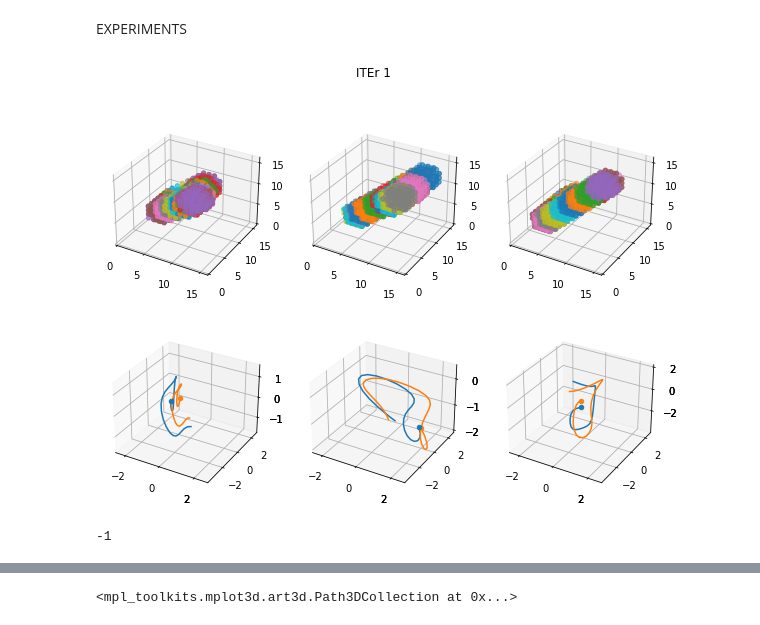
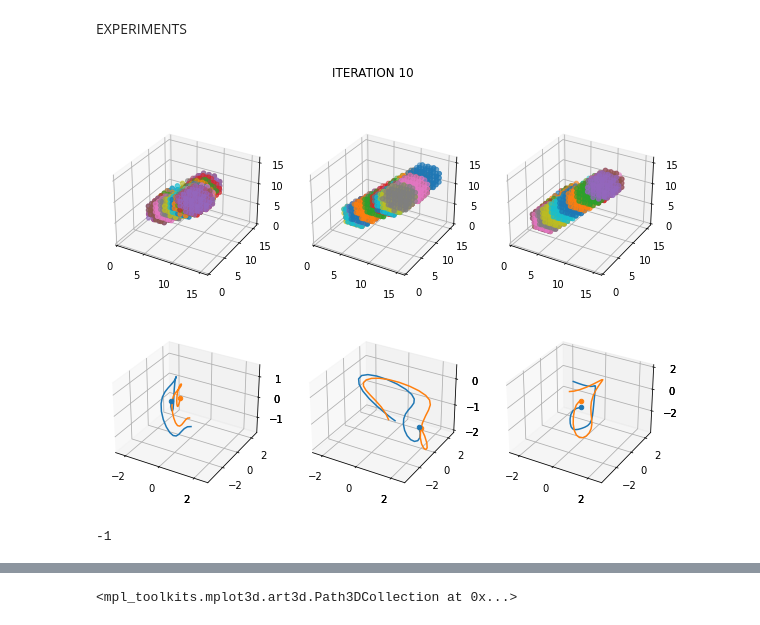
Before and after one commit to bdubey/gpvae_latent_3d, a Jupyter notebook: bproject.ipynb, the cells around one changed output, grey strips where cells are left out. Cells and saved outputs as stored; diff of their text form; code cells hidden in the pictures.

```diff
--- a/bproject.ipynb
+++ b/bproject.ipynb
@@ -860,39 +860,34 @@ model_lt = args.modellt
 def getSeris(M):
     x = []
     y = []
     z = []
     colmap =[]
     for i in range(16):
         for j in range(16):
             for k in range(16):
                 x.append(i)
                 y.append(j)
                 z.append(k)
                 colmap.append(M[i][j][k])
     return x,y,z,colmap
-def plot_reconstruction(TD, reconvid, TT, rp, px = 16, nplots = 3):
+def plot_reconstruction(TD, reconvid, TT, rp, iteration, px = 16, nplots = 3):
     fig = plt.figure(figsize=(10, 7))
-    suptitle("ITEr 1")
+    fig.suptitle(f"ITERATION {iteration}")
     b = 200+nplots*10
     for i in range(nplots):
         n = b+i+1
         ax = fig.add_subplot(n, projection='3d')
         ax.set_xlim(0,px)
         ax.set_ylim(0,px)
         ax.set_zlim(0,px)
         for j in range(TD.shape[1]):
             z,x,y = TD[i][j].nonzero()
             ax.scatter(x, y, z, zdir='z',cmap='Greys')
         plot_latents(TT, reconpath= rp, fig=fig, nplots=nplots)
     plt.savefig("result.png")
     plt.pause(0.5);
     clear_output(wait=True);
 k = 8
-plot_reconstruction(TD[:k], reconvid[k:], TT[k:], rp[k:])
+plot_reconstruction(TD[:k], reconvid[k:], TT[k:], rp[k:], 10)
 # %% [output]
-[figure, old version]
+[figure, new version]
-# %%
-a = np.array([1,2,3,-1])
-a.min()
-# %% [output]
--1
@@ -1046,0 +894,5 @@ def plot_latents(
+# %%
+a = np.array([1,2,3,-1])
+a.min()
+# %% [output]
+-1
```
Also changed, not shown: parts of 29 cells of this notebook, 6 other files.
